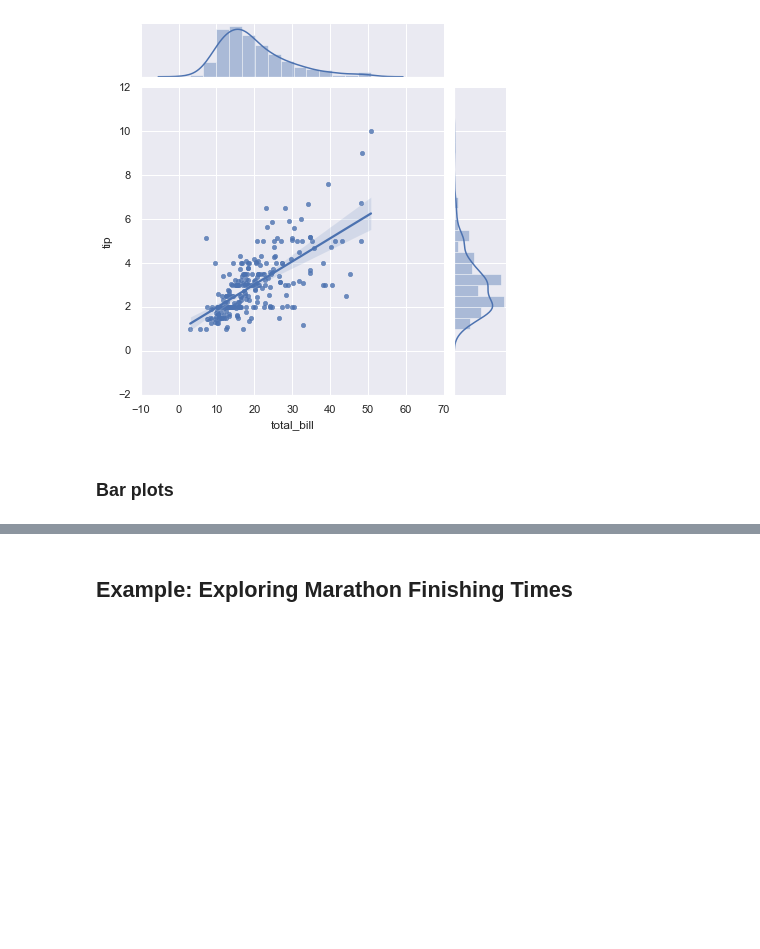
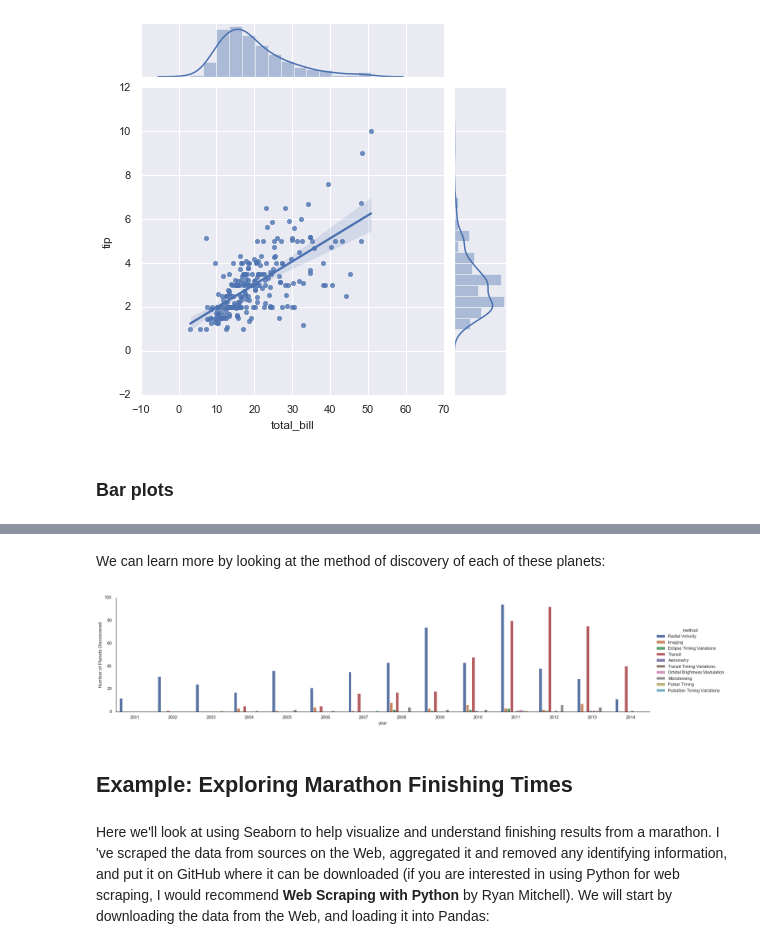
Before and after one commit to UlrikeBoehm/PythonDataScience, a Jupyter notebook: 04_Visualization_Matplotlib/16_Seaborn.ipynb, the cells around one changed output, grey strips where cells are left out. Saved outputs shown, nothing was run; the diff lists cells and outputs as text; code cells hidden in the pictures; blank space fills up the shorter version.

Commit message:
Updated Seaborn Section

```diff
--- a/04_Visualization_Matplotlib/16_Seaborn.ipynb
+++ b/04_Visualization_Matplotlib/16_Seaborn.ipynb
@@ -181,2 +200,13 @@ sns.jointplot("total_bill","tip",data=tips,kind='reg')
+# %% [markdown]
+We can learn more by looking at the method of discovery of each of these planets:
+# %%
+with sns.axes_style('white'):
+    g = sns.factorplot("year",data=planets,aspect=4.0,kind='count',
+                       hue='method',order=range(2001,2015))
+    g.set_ylabels('Number of Planets Discoovered')
+# %% [output]
+[figure, added]
 # %% [markdown]
 ## Example: Exploring Marathon Finishing Times
+# %% [markdown]
+Here we'll look at using Seaborn to help visualize and understand finishing results from a marathon. I 've scraped the data from sources on the Web, aggregated it and removed any identifying information, and put it on GitHub where it can be downloaded (if you are interested in using Python for web scraping, I would recommend **Web Scraping with Python** by Ryan Mitchell). We will start by downloading the data from the Web, and loading it into Pandas:
```
Also changed, not shown: parts of 15 cells of this notebook, 1 other file.
